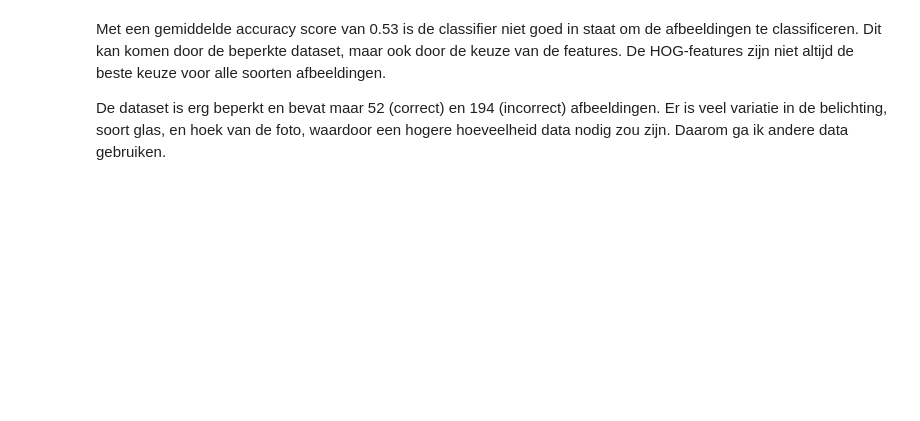
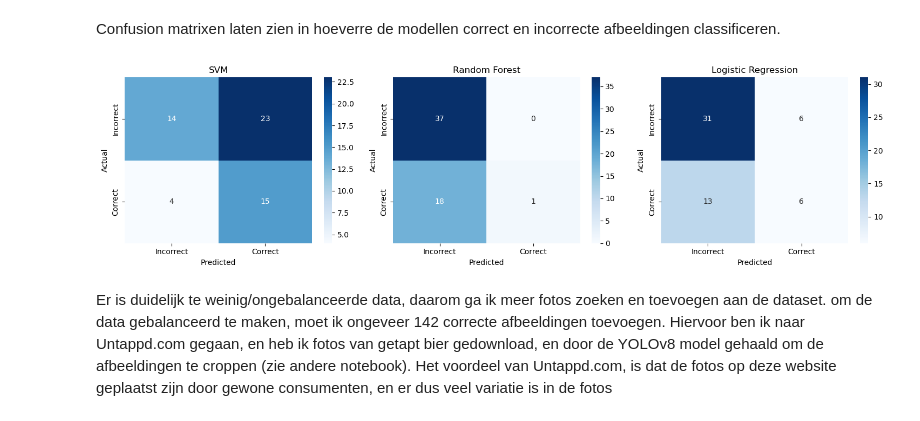
Before and after one commit to Liftpiloot/beer-classifier, a Jupyter notebook: Beer_classifier.ipynb, the cells around one changed output. Saved outputs shown, nothing was run; the diff lists cells and outputs as text; code cells hidden in the pictures; blank space fills up the shorter version.

Commit message:
Verbeteren van de notebook. Meer data toegevoegd, en een uitleg over de feature extractions en models

```diff
--- a/Beer_classifier.ipynb
+++ b/Beer_classifier.ipynb
@@ -52,0 +385,7 @@ weighted avg       0.64      0.72      0.65        50
+# %%
+X_train, X_test, y_train, y_test = train_test_split(features, y, test_size=0.2, random_state=42)
+svm_model = SVC(kernel='rbf', C=1.0, gamma='scale', class_weight='balanced')
+svm_model.fit(X_train, y_train)
+y_pred_svm = svm_model.predict(X_test)
+print("SVM Classification Report:")
+print(classification_report(y_test, y_pred_svm, target_names=['Incorrect', 'Correct']))
@@ -52,0 +404,6 @@ weighted avg       0.64      0.72      0.65        50
+# %%
+rnd_forest_model = RandomForestClassifier(n_estimators=100, random_state=42, class_weight='balanced')
+rnd_forest_model.fit(X_train, y_train)
+y_pred_rf = rnd_forest_model.predict(X_test)
+print("Random Forest Classification Report:")
+print(classification_report(y_test, y_pred_rf, target_names=['Incorrect', 'Correct'], zero_division=0))
@@ -52,0 +422,6 @@ weighted avg       0.64      0.72      0.65        50
+# %%
+log_regression_model = SVC(kernel='linear', C=1.0, class_weight='balanced')
+log_regression_model.fit(X_train, y_train)
+y_pred_log = log_regression_model.predict(X_test)
+print("Logistic Regression Classification Report:")
+print(classification_report(y_test, y_pred_log, target_names=['Incorrect', 'Correct'], zero_division=0))
@@ -53,4 +438,28 @@ weighted avg       0.64      0.72      0.65        50
+# %% [markdown]
+Confusion matrixen laten zien in hoeverre de modellen correct en incorrecte afbeeldingen classificeren.
+# %%
+# Compute confusion matrices
+cm_svm = confusion_matrix(y_test, y_pred_svm)
+cm_rf = confusion_matrix(y_test, y_pred_rf)
+cm_log = confusion_matrix(y_test, y_pred_log)
+
+# Plot all confusion matrices
+fig, axes = plt.subplots(1, 3, figsize=(15, 4))
+titles = ['SVM', 'Random Forest', 'Logistic Regression']
+cms = [cm_svm, cm_rf, cm_log]
+
+for ax, cm, title in zip(axes, cms, titles):
+    sns.heatmap(cm, annot=True, fmt='d', cmap='Blues',
+                xticklabels=['Incorrect', 'Correct'],
+                yticklabels=['Incorrect', 'Correct'], ax=ax)
+    ax.set_xlabel('Predicted')
+    ax.set_ylabel('Actual')
+    ax.set_title(title)
+
+plt.tight_layout()
+plt.show()
+# %% [output]
+[figure, added]
 # %% [markdown]
-Met een gemiddelde accuracy score van 0.53 is de classifier niet goed in staat om de afbeeldingen te classificeren. Dit kan komen door de beperkte dataset, maar ook door de keuze van de features. De HOG-features zijn niet altijd de beste keuze voor alle soorten afbeeldingen.
-
-De dataset is erg beperkt en bevat maar 52 (correct) en 194 (incorrect) afbeeldingen. Er is veel variatie in de belichting, soort glas, en hoek van de foto, waardoor een hogere hoeveelheid data nodig zou zijn. Daarom ga ik andere data gebruiken.
+Er is duidelijk te weinig/ongebalanceerde data, daarom ga ik meer fotos zoeken en toevoegen aan de dataset. om de data gebalanceerd te maken, moet ik ongeveer 142 correcte afbeeldingen toevoegen.
+Hiervoor ben ik naar Untappd.com gegaan, en heb ik fotos van getapt bier gedownload, en door de YOLOv8 model gehaald om de afbeeldingen te croppen (zie andere notebook). Het voordeel van Untappd.com, is dat de fotos op deze website geplaatst zijn door gewone consumenten, en er dus veel variatie is in de fotos
```
Also changed, not shown: parts of 24 cells of this notebook, 33 other files.
